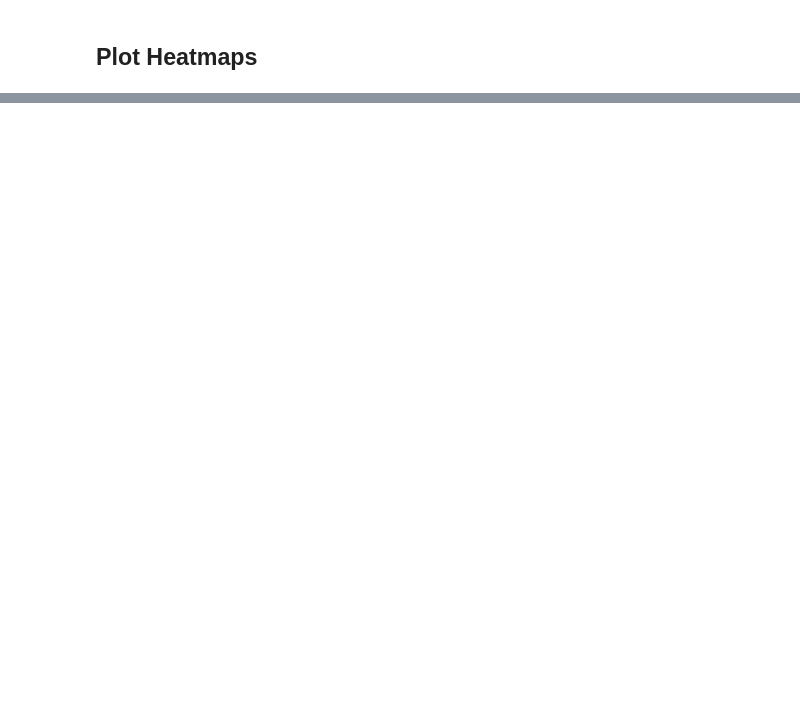
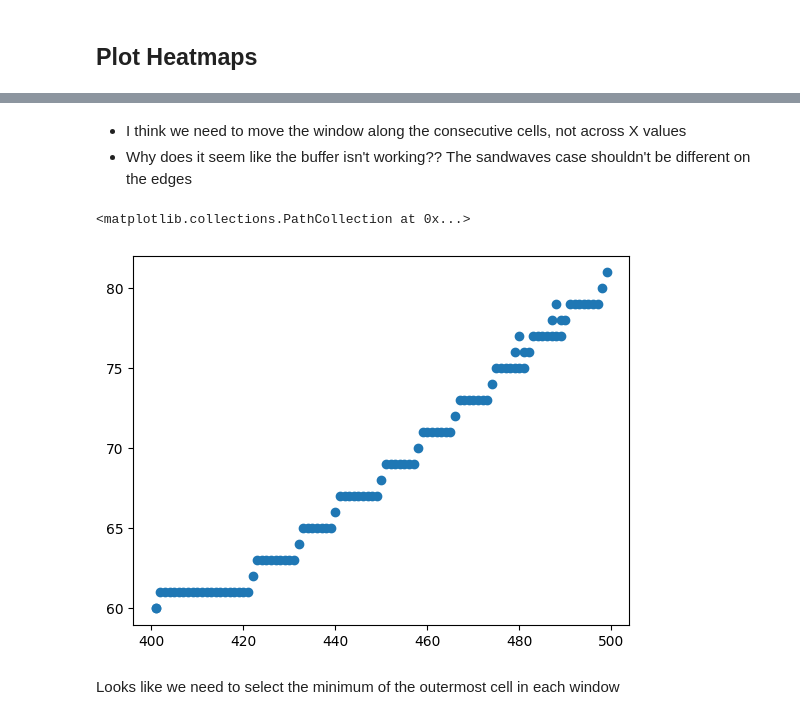
Before and after one commit to dmcdoug/Topology-of-Shoreline-Features, a Jupyter notebook: sliding_window.ipynb, the cells around one changed output, grey strips where cells are left out. Saved outputs shown, nothing was run; the diff lists cells and outputs as text; code cells hidden in the pictures; blank space fills up the shorter version.

```diff
--- a/sliding_window.ipynb
+++ b/sliding_window.ipynb
@@ -138,0 +331,21 @@ array([[0.        , 0.59603173, 0.53921354, 0.62254685, 0.5866273 ,
+# %% [markdown]
+* I think we need to move the window along the consecutive cells, not across X values
+* Why does it seem like the buffer isn't working?? The sandwaves case shouldn't be different on the edges
+# %%
+x,y = data.T
+xRange = x.max() - x.min()
+lbuff, rbuff = data.copy(), data.copy()
+lbuff[:, 0] -= xRange
+rbuff[:, 0] += xRange
+buff = np.vstack((lbuff, data, rbuff))
+buffx,buffy = buff.T
+pos,offset = 450,50
+window = buff[(buffx>pos-offset) & (buffx<pos+offset)]
+window[:,1][window[:,0]==window[0,0]] = window[0,1].min()
+window[:,1][window[:,0]==window[-1,0]] = window[-1,1].min()
+plt.scatter(*window.T)
+# %% [output]
+<matplotlib.collections.PathCollection at 0x...>
+[figure, added]
+# %% [markdown]
+Looks like we need to select the minimum of the outermost cell in each window
```
Also changed, not shown: parts of 12 cells of this notebook.
